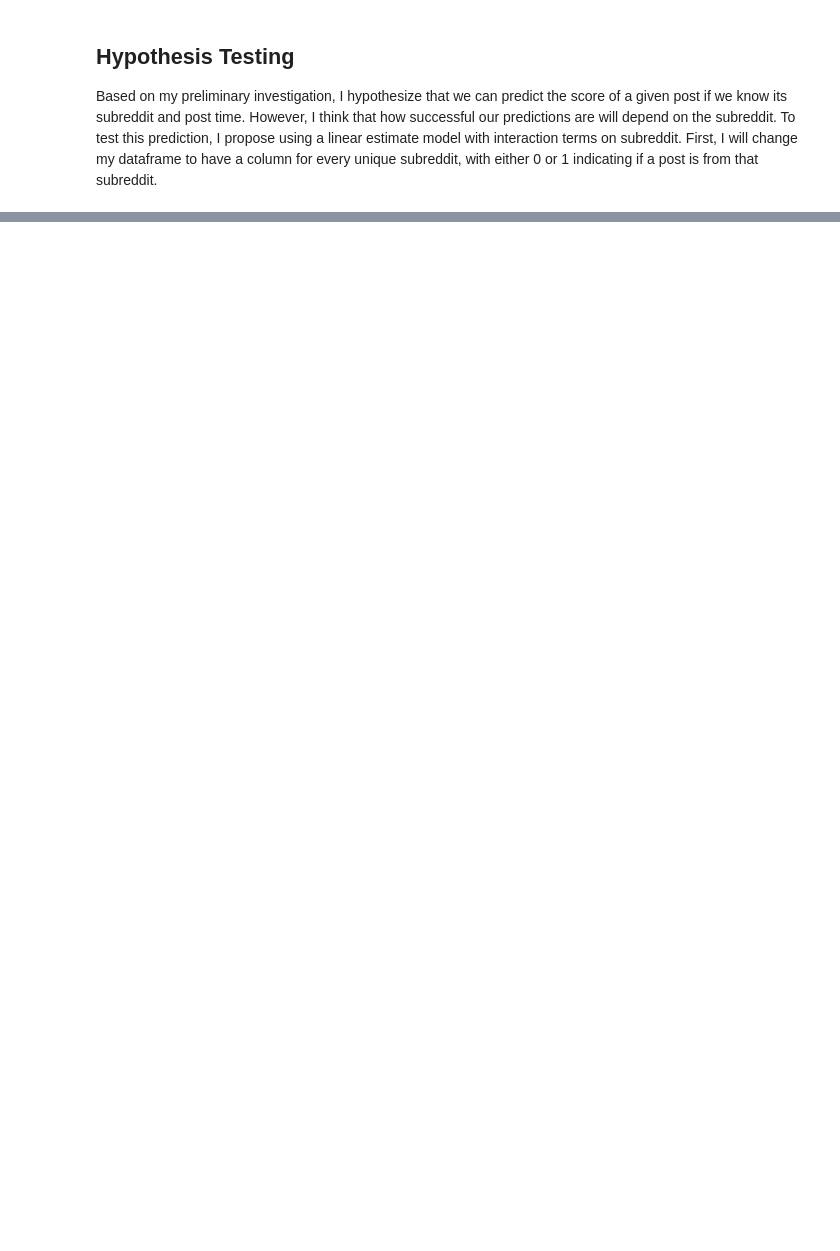
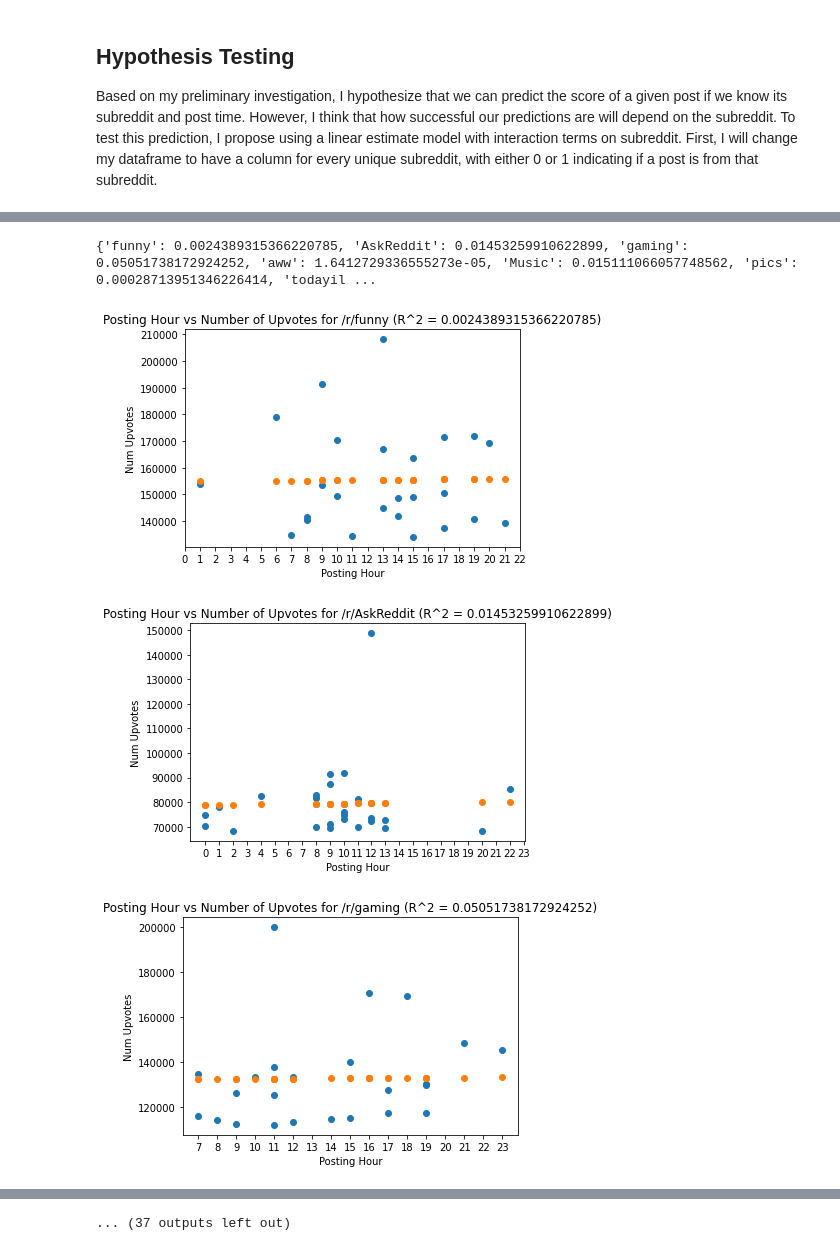
Before and after one commit to gahill18/gahill18.github.io, a Jupyter notebook: Tutorial.ipynb, the cells around one changed output, grey strips where cells are left out. Saved outputs shown, nothing was run; the diff lists cells and outputs as text; code cells hidden in the pictures; blank space fills up the shorter version.

```diff
--- a/Tutorial.ipynb
+++ b/Tutorial.ipynb
@@ -396,0 +343,53 @@ for sub in df['subreddit'].unique():
+# %%
+from matplotlib import pyplot as plt
+import numpy as np
+
+coefs = reg.coef_
+inter = reg.intercept_
+r2s = {}
+
+# Associate all of the coefficients with their proper subreddit
+ms = {}
+i = 1
+for col in df.columns.tolist()[5:53]:
+    ms[col] = coefs[i]
+    i = i + 1
+
+# Graph time vs score for a given sub with regression
+def tvs_r(sub):
+    sdf = df[df['subreddit'] == sub]
+    x = sdf['hour']
+    y = sdf['score']
+
+    # Get the appropriate constants to calculate predicted y
+    m = coefs[0]
+    b = inter
+    c = ms[sub]
+    p_y = [m*x + b + c for x in x]
+    r = np.corrcoef(y,p_y)[0,1]
+    r2 = r**2
+    r2s[sub] = r2
+
+    # initialize the graph
+    fig,ax = plt.subplots()
+    ax.set_xticks(range(0,24))
+    ax.set_xlabel("Posting Hour")
+    ax.set_ylabel("Num Upvotes")
+    title = "Posting Hour vs Number of Upvotes for /r/" + str(sub) + " (R^2 = " + str(r2) + ")"
+    ax.set_title(title)
+
+    # show the graph
+    ax.scatter(x,y)
+    ax.scatter(x,p_y)
+
+
+# Make the graph for every unique sub
+for sub in df['subreddit'].unique():
+    tvs_r(sub)
+
+print(r2s)
+# %% [output]
+{'funny': 0.0024389315366220785, 'AskReddit': 0.01453259910622899, 'gaming': 0.05051738172924252, 'aww': 1.6412729336555273e-05, 'Music': 0.015111066057748562, 'pics': 0.00028713951346226414, 'todayil ...
+[figure, added]
+[figure, added]
+[figure, added]
@@ -397,2 +404,3 @@ for sub in df['subreddit'].unique():
+... (37 outputs left out)
 # %% [markdown]
 ## Conclusions
```
Also changed, not shown: parts of 20 cells of this notebook, 1 other file.
